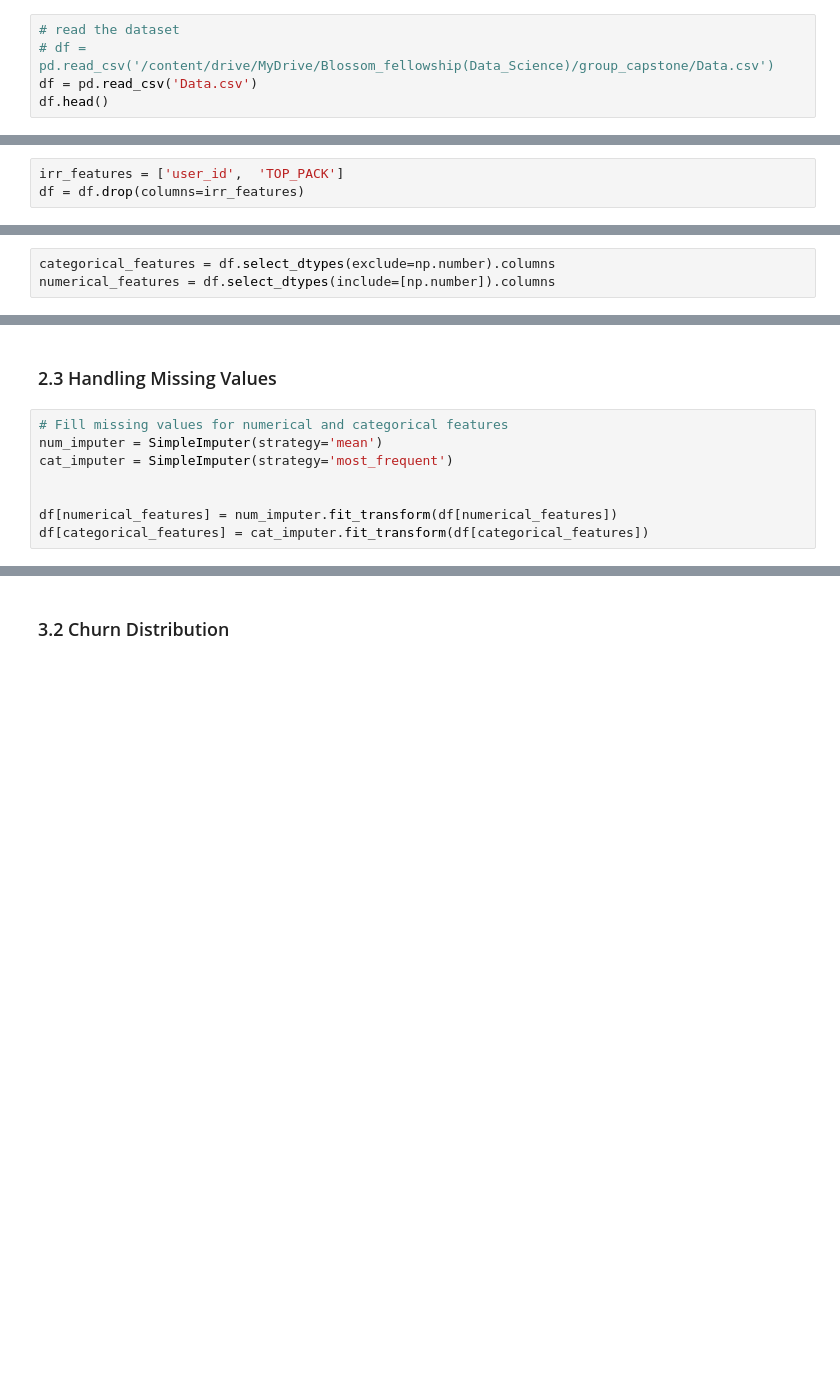
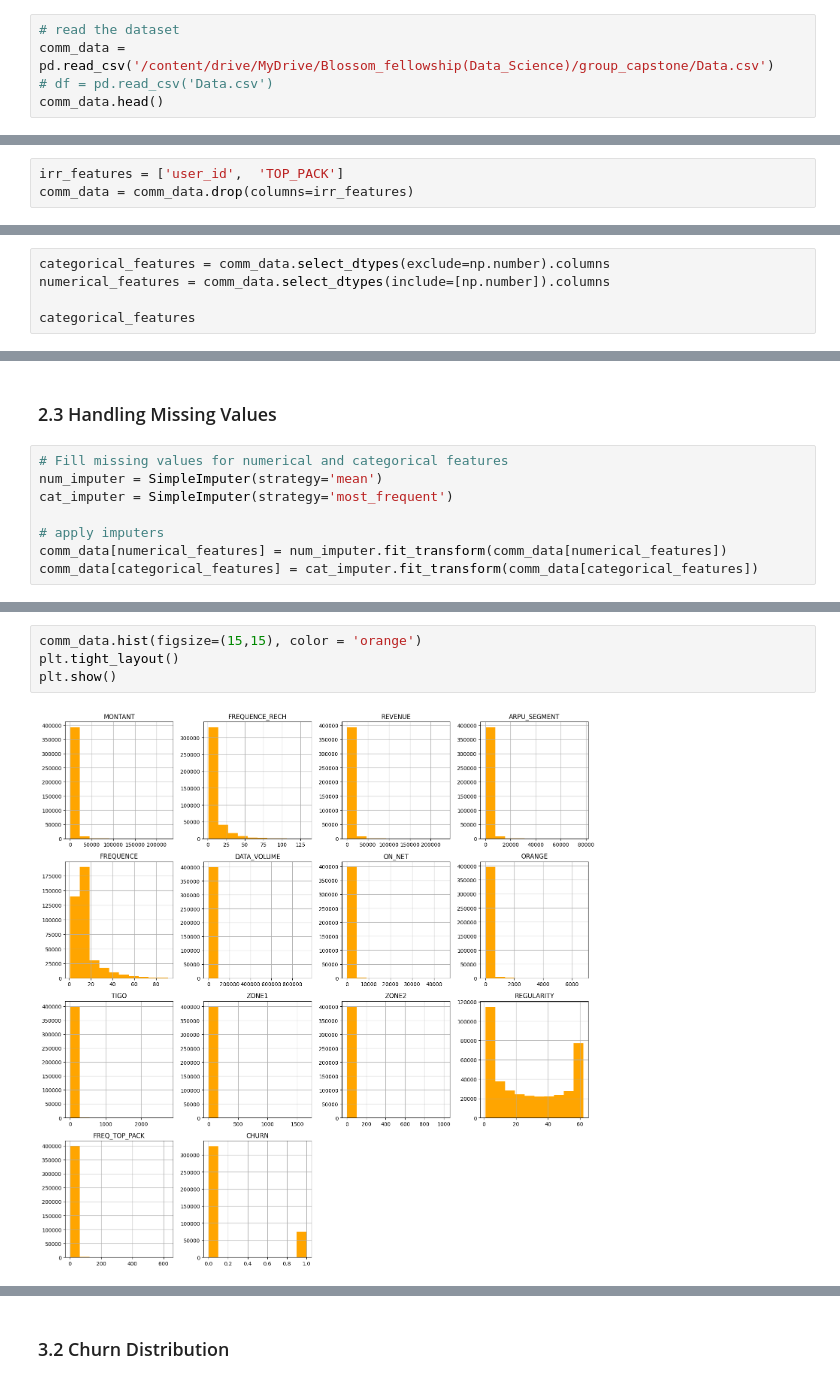
Before and after one commit to UgeneTettey/African_Telecom_Company, a Jupyter notebook: GROUP1_CAPSTONE.ipynb, the cells around one changed output, grey strips where cells are left out. Saved outputs shown, nothing was run; the diff lists cells and outputs as text; blank space fills up the shorter version.

```diff
--- a/GROUP1_CAPSTONE.ipynb
+++ b/GROUP1_CAPSTONE.ipynb
@@ -106,9 +108,9 @@ warnings.filterwarnings('ignore')
 -------
 # %%
 # read the dataset
-# df = pd.read_csv('/content/drive/MyDrive/Blossom_fellowship(Data_Science)/group_capstone/Data.csv')
-df = pd.read_csv('Data.csv')
-df.head()
+comm_data = pd.read_csv('/content/drive/MyDrive/Blossom_fellowship(Data_Science)/group_capstone/Data.csv')
+# df = pd.read_csv('Data.csv')
+comm_data.head()
 # %% [output]
 |  | user_id | REGION | TENURE | MONTANT | FREQUENCE_RECH | REVENUE | ARPU_SEGMENT | FREQUENCE | DATA_VOLUME | ... |
 | 0 | dcf68cc2fb515ccad7d8b9b3bd80ee2a4... | SAINT-LOUIS | K > 24 month | 17000.0 | 32.0 | 18000.0 | 6000.0 | 34.0 | NaN | ... |
@@ -189,9 +191,11 @@ df.describe()
 ### 2.1 Dropping Irrelevant Features
 # %%
 irr_features = ['user_id',  'TOP_PACK']
-df = df.drop(columns=irr_features)
+comm_data = comm_data.drop(columns=irr_features)
 # %% [markdown]
 ### 2.2 Defining Categorical and Numerical Features
 # %%
-categorical_features = df.select_dtypes(exclude=np.number).columns
-numerical_features = df.select_dtypes(include=[np.number]).columns
+categorical_features = comm_data.select_dtypes(exclude=np.number).columns
+numerical_features = comm_data.select_dtypes(include=[np.number]).columns
+
+categorical_features
@@ -202,7 +208,7 @@ numerical_features = df.select_dtypes(include=[np.number]).columns
 num_imputer = SimpleImputer(strategy='mean')
 cat_imputer = SimpleImputer(strategy='most_frequent')
 
-
-df[numerical_features] = num_imputer.fit_transform(df[numerical_features])
-df[categorical_features] = cat_imputer.fit_transform(df[categorical_features])
+# apply imputers
+comm_data[numerical_features] = num_imputer.fit_transform(comm_data[numerical_features])
+comm_data[categorical_features] = cat_imputer.fit_transform(comm_data[categorical_features])
 # %% [markdown]
@@ -212,0 +219,6 @@ df[categorical_features] = cat_imputer.fit_transform(df[categorical_features])
+# %%
+comm_data.hist(figsize=(15,15), color = 'orange')
+plt.tight_layout()
+plt.show()
+# %% [output]
+[figure, added]
```
Also changed, not shown: parts of 49 cells of this notebook, 4 other files.
